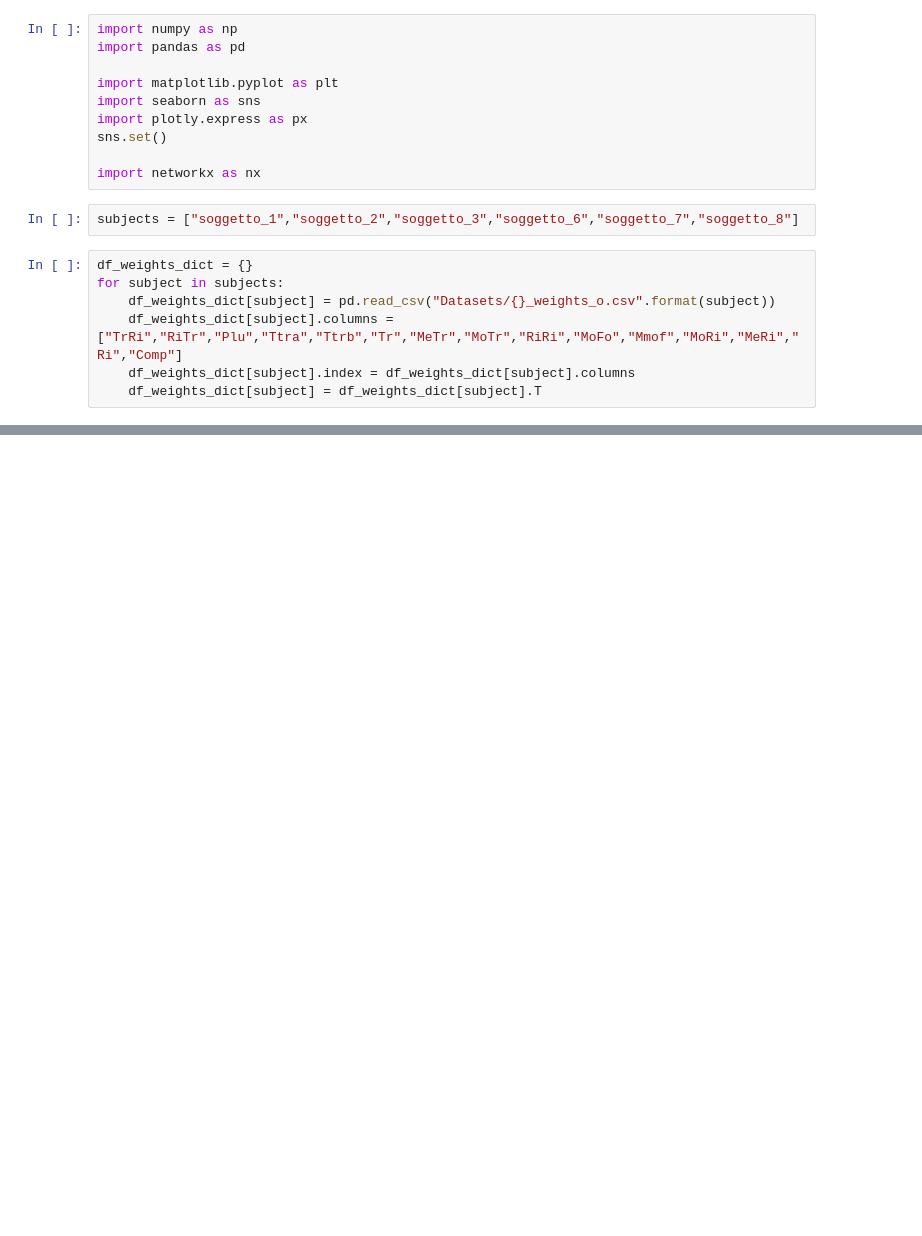
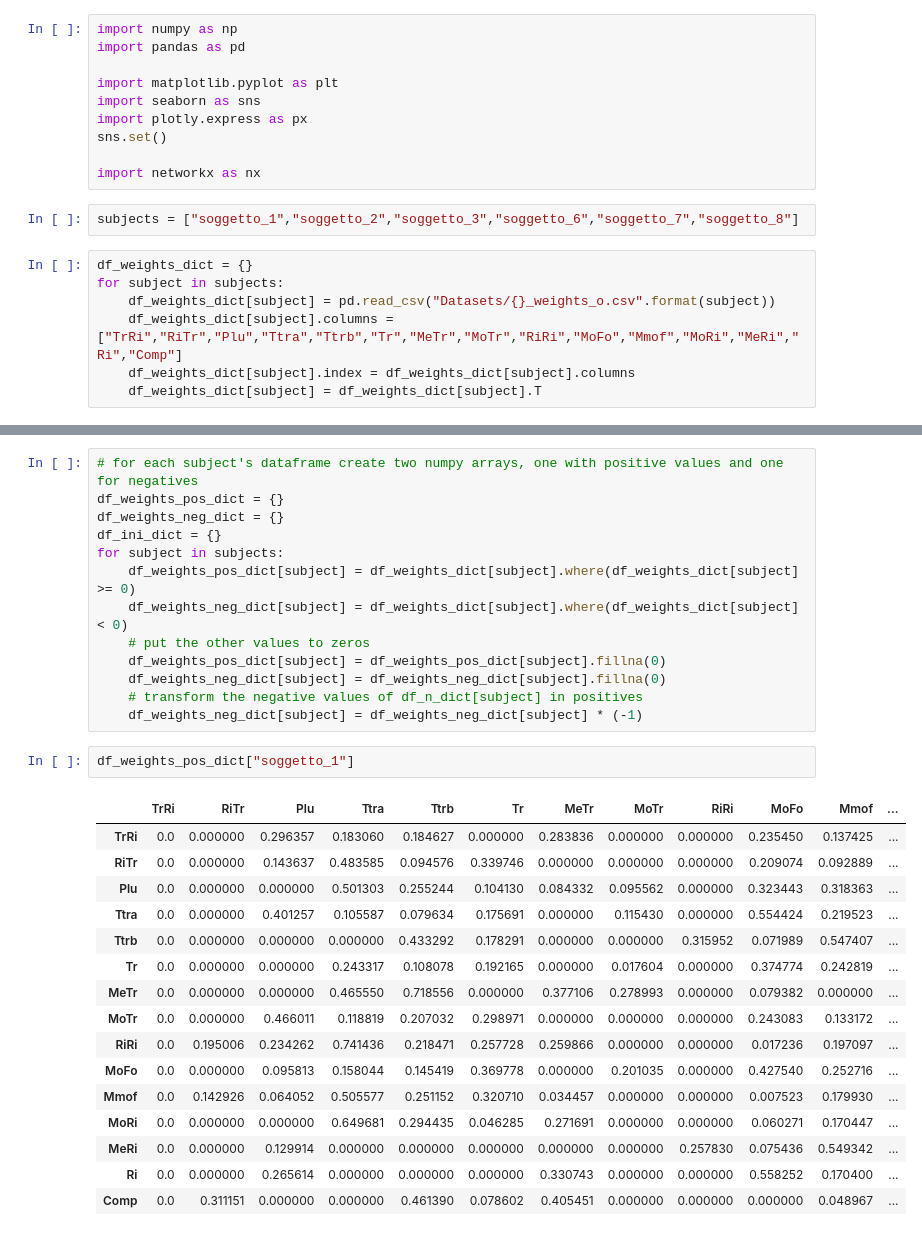
Before and after one commit to Ishikawa7/neural-network-with-fuzzified-inverter, a Jupyter notebook: page_rank_analysis.ipynb, the cells around one changed output, grey strips where cells are left out. Drawn from its saved outputs; the diff is of its cells as text; blank space fills up the shorter version.

```diff
--- a/page_rank_analysis.ipynb
+++ b/page_rank_analysis.ipynb
@@ -36,3 +36,35 @@ df_weights_dict["soggetto_1"]
 | MeRi | -0.132961 | -0.329820 | 0.129914 | -0.354336 | -0.095571 | -0.358480 | -0.362803 | -0.258862 | 0.257830 | 0.075436 | 0.549342 | ... |
 | Ri | -0.563191 | -0.398614 | 0.265614 | -0.027620 | -0.129102 | -0.293206 | 0.330743 | -0.129493 | -0.244294 | 0.558252 | 0.170400 | ... |
 | Comp | -0.267206 | 0.311151 | -0.417138 | -0.924776 | 0.461390 | 0.078602 | 0.405451 | -0.145702 | -0.226082 | -0.190659 | 0.048967 | ... |
+# %%
+# for each subject's dataframe create two numpy arrays, one with positive values and one for negatives
+df_weights_pos_dict = {}
+df_weights_neg_dict = {}
+df_ini_dict = {}
+for subject in subjects:
+    df_weights_pos_dict[subject] = df_weights_dict[subject].where(df_weights_dict[subject] >= 0)
+    df_weights_neg_dict[subject] = df_weights_dict[subject].where(df_weights_dict[subject] < 0)
+    # put the other values to zeros
+    df_weights_pos_dict[subject] = df_weights_pos_dict[subject].fillna(0)
+    df_weights_neg_dict[subject] = df_weights_neg_dict[subject].fillna(0)
+    # transform the negative values of df_n_dict[subject] in positives
+    df_weights_neg_dict[subject] = df_weights_neg_dict[subject] * (-1)
+# %%
+df_weights_pos_dict["soggetto_1"]
+# %% [output]
+|  | TrRi | RiTr | Plu | Ttra | Ttrb | Tr | MeTr | MoTr | RiRi | MoFo | Mmof | ... |
+| TrRi | 0.0 | 0.000000 | 0.296357 | 0.183060 | 0.184627 | 0.000000 | 0.283836 | 0.000000 | 0.000000 | 0.235450 | 0.137425 | ... |
+| RiTr | 0.0 | 0.000000 | 0.143637 | 0.483585 | 0.094576 | 0.339746 | 0.000000 | 0.000000 | 0.000000 | 0.209074 | 0.092889 | ... |
+| Plu | 0.0 | 0.000000 | 0.000000 | 0.501303 | 0.255244 | 0.104130 | 0.084332 | 0.095562 | 0.000000 | 0.323443 | 0.318363 | ... |
+| Ttra | 0.0 | 0.000000 | 0.401257 | 0.105587 | 0.079634 | 0.175691 | 0.000000 | 0.115430 | 0.000000 | 0.554424 | 0.219523 | ... |
+| Ttrb | 0.0 | 0.000000 | 0.000000 | 0.000000 | 0.433292 | 0.178291 | 0.000000 | 0.000000 | 0.315952 | 0.071989 | 0.547407 | ... |
+| Tr | 0.0 | 0.000000 | 0.000000 | 0.243317 | 0.108078 | 0.192165 | 0.000000 | 0.017604 | 0.000000 | 0.374774 | 0.242819 | ... |
+| MeTr | 0.0 | 0.000000 | 0.000000 | 0.465550 | 0.718556 | 0.000000 | 0.377106 | 0.278993 | 0.000000 | 0.079382 | 0.000000 | ... |
+| MoTr | 0.0 | 0.000000 | 0.466011 | 0.118819 | 0.207032 | 0.298971 | 0.000000 | 0.000000 | 0.000000 | 0.243083 | 0.133172 | ... |
+| RiRi | 0.0 | 0.195006 | 0.234262 | 0.741436 | 0.218471 | 0.257728 | 0.259866 | 0.000000 | 0.000000 | 0.017236 | 0.197097 | ... |
+| MoFo | 0.0 | 0.000000 | 0.095813 | 0.158044 | 0.145419 | 0.369778 | 0.000000 | 0.201035 | 0.000000 | 0.427540 | 0.252716 | ... |
+| Mmof | 0.0 | 0.142926 | 0.064052 | 0.505577 | 0.251152 | 0.320710 | 0.034457 | 0.000000 | 0.000000 | 0.007523 | 0.179930 | ... |
+| MoRi | 0.0 | 0.000000 | 0.000000 | 0.649681 | 0.294435 | 0.046285 | 0.271691 | 0.000000 | 0.000000 | 0.060271 | 0.170447 | ... |
+| MeRi | 0.0 | 0.000000 | 0.129914 | 0.000000 | 0.000000 | 0.000000 | 0.000000 | 0.000000 | 0.257830 | 0.075436 | 0.549342 | ... |
+| Ri | 0.0 | 0.000000 | 0.265614 | 0.000000 | 0.000000 | 0.000000 | 0.330743 | 0.000000 | 0.000000 | 0.558252 | 0.170400 | ... |
+| Comp | 0.0 | 0.311151 | 0.000000 | 0.000000 | 0.461390 | 0.078602 | 0.405451 | 0.000000 | 0.000000 | 0.000000 | 0.048967 | ... |
```
Also changed, not shown: parts of 10 cells of this notebook, 1 other file.
